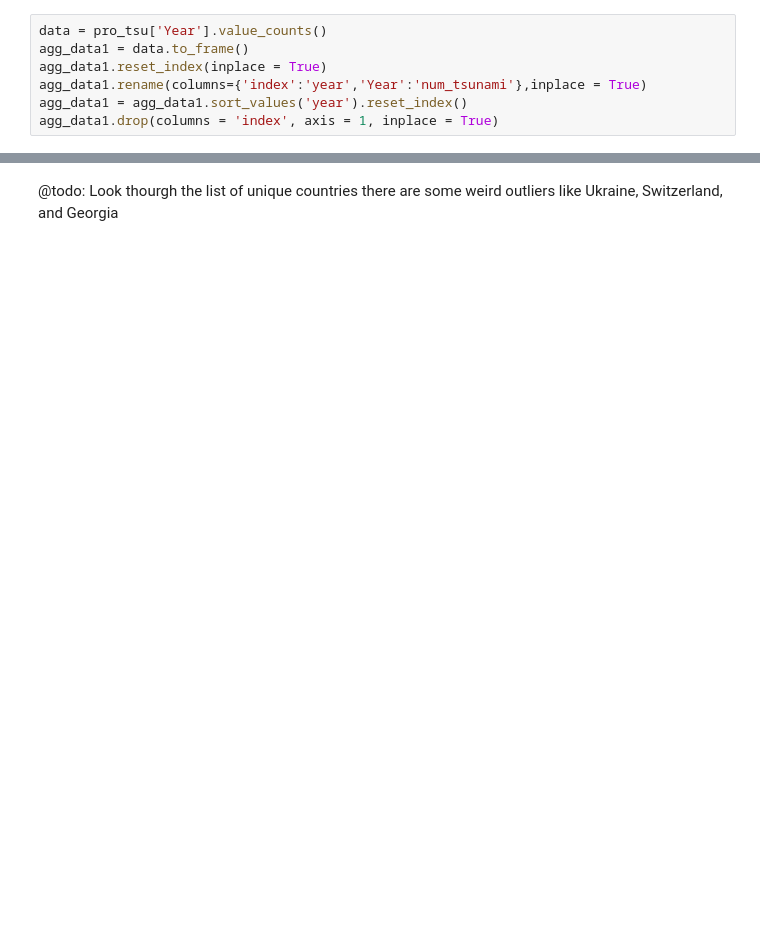
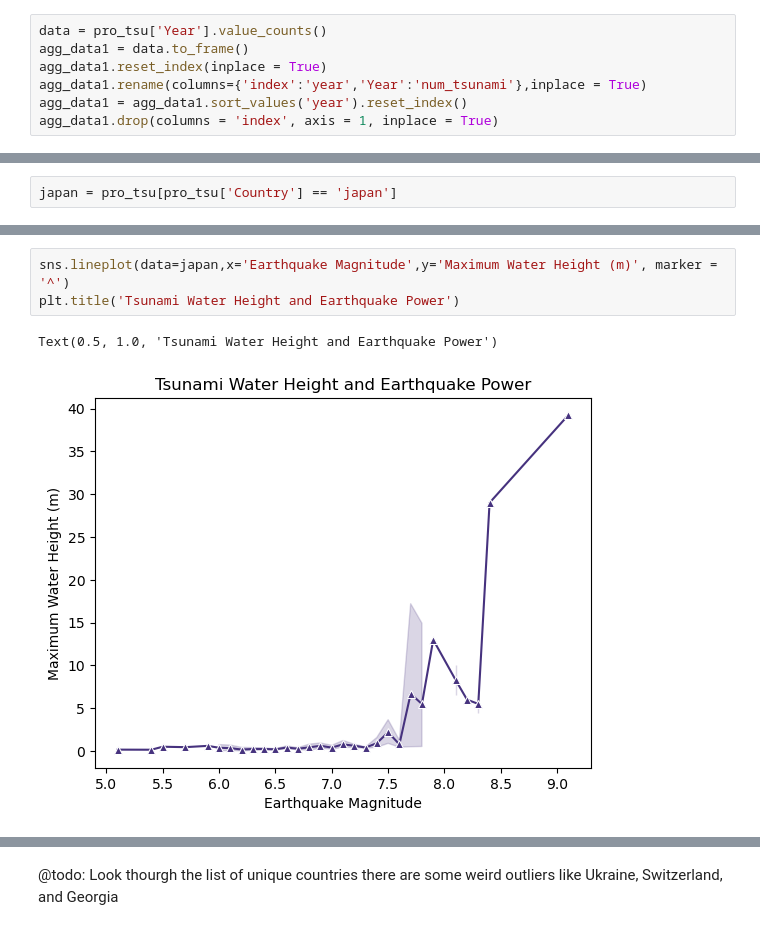
Before and after one commit to risk200/Global-Tsunamis, a Jupyter notebook: Global Tsunamis 1900 to 2023.ipynb, the cells around one changed output, grey strips where cells are left out. Drawn from its saved outputs; the diff is of its cells as text; blank space fills up the shorter version.

```diff
--- a/Global Tsunamis 1900 to 2023.ipynb
+++ b/Global Tsunamis 1900 to 2023.ipynb
@@ -314,0 +384,2 @@ non_earth = tsunami[(tsunami['Tsunami Event Validity'] >= 3) & (tsunami['Tsunami
+# %%
+japan = pro_tsu[pro_tsu['Country'] == 'japan']
@@ -314,0 +390,6 @@ non_earth = tsunami[(tsunami['Tsunami Event Validity'] >= 3) & (tsunami['Tsunami
+# %%
+sns.lineplot(data=japan,x='Earthquake Magnitude',y='Maximum Water Height (m)', marker = '^')
+plt.title('Tsunami Water Height and Earthquake Power')
+# %% [output]
+Text(0.5, 1.0, 'Tsunami Water Height and Earthquake Power')
+[figure, added]
```
Also changed, not shown: parts of 84 cells of this notebook.
